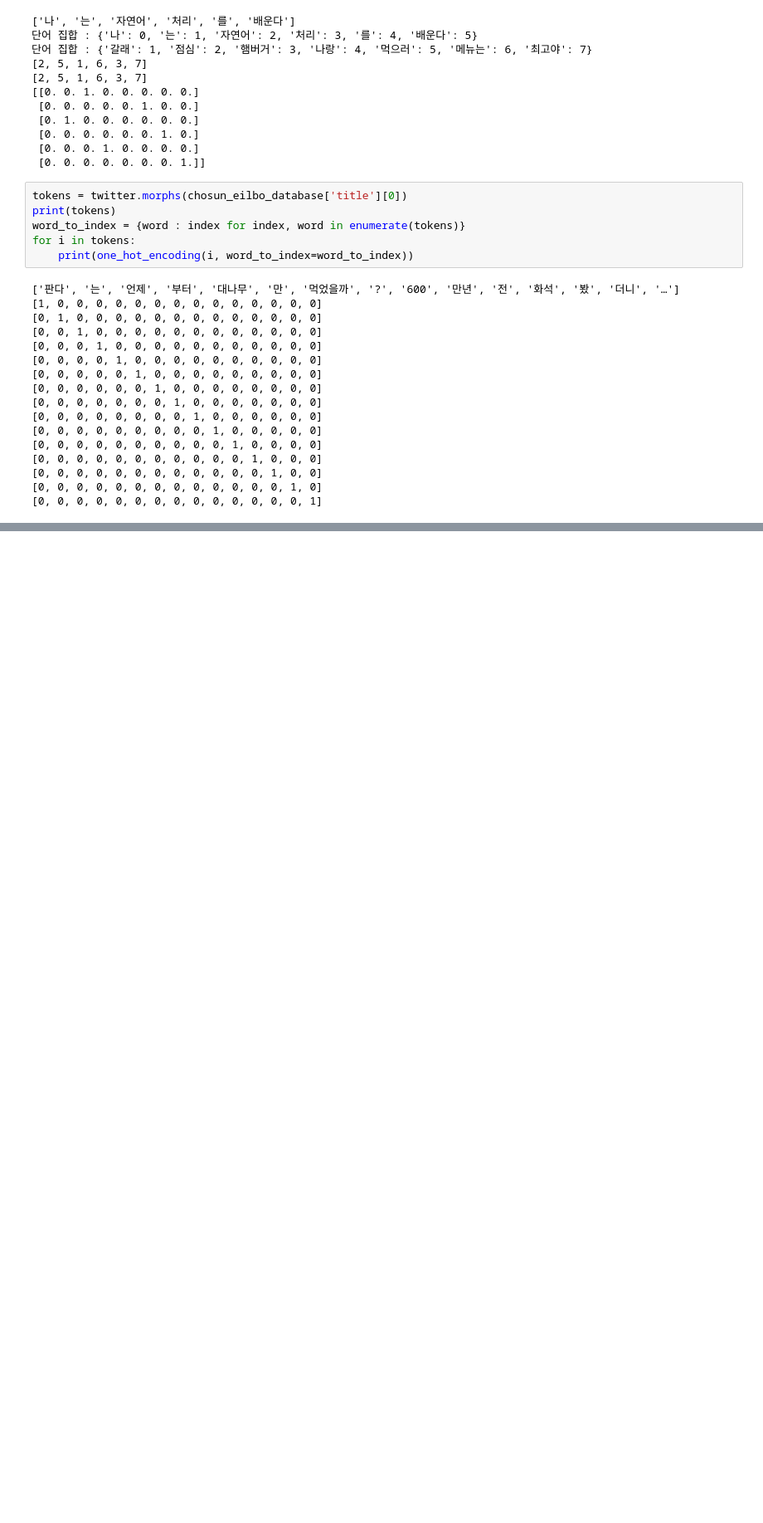
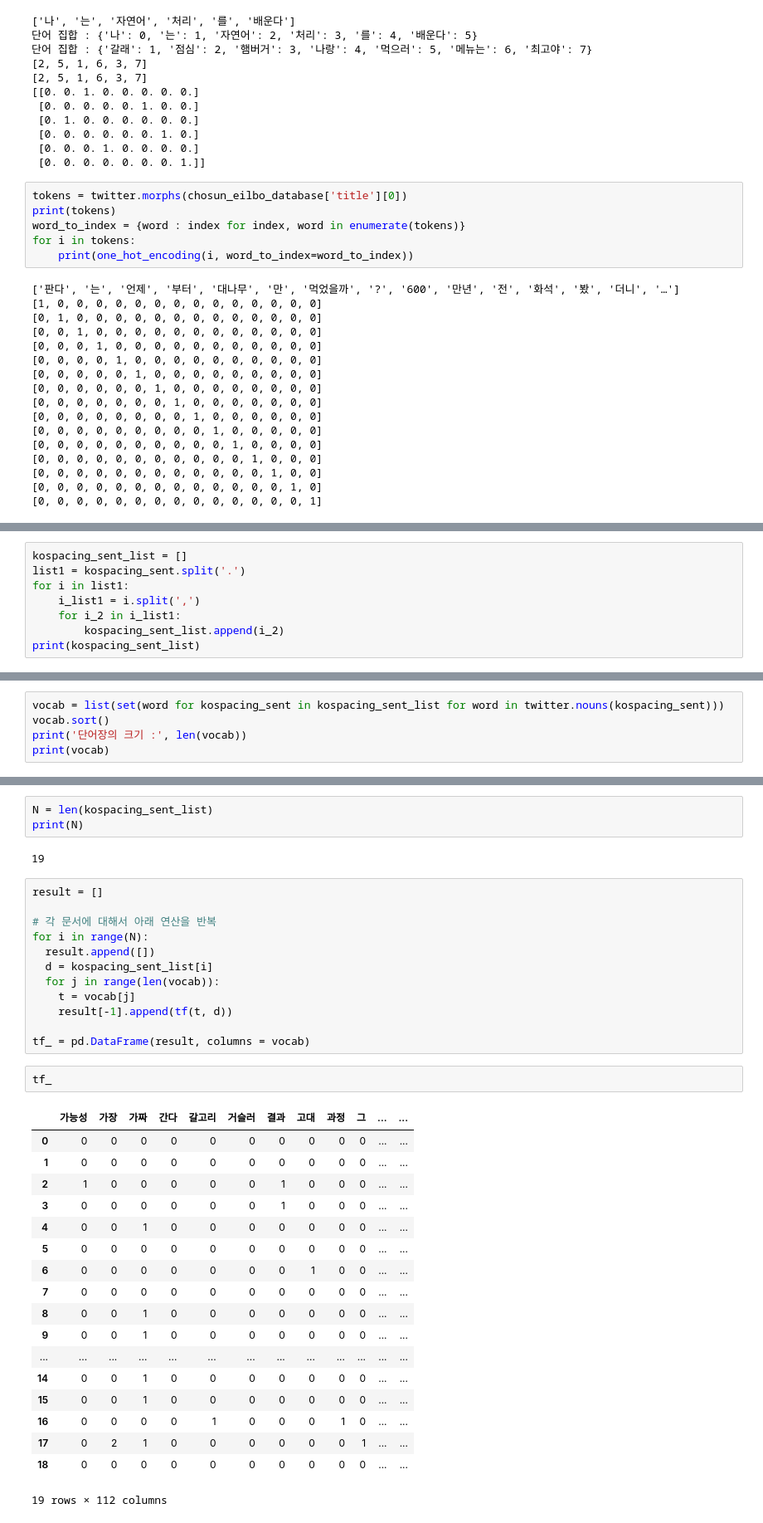
Before and after one commit to soldierzeus/bigdata_thunder, a Jupyter notebook: bigdata2/practice_bigdata_project.ipynb, the cells around one changed output, grey strips where cells are left out. Shown: that part at 83% size. Drawn from its saved outputs; the diff is of its cells as text; blank space fills up the shorter version.

```diff
--- a/bigdata2/practice_bigdata_project.ipynb
+++ b/bigdata2/practice_bigdata_project.ipynb
@@ -311,0 +516,8 @@ for i in tokens:
+# %%
+kospacing_sent_list = []
+list1 = kospacing_sent.split('.')
+for i in list1:
+    i_list1 = i.split(',')
+    for i_2 in i_list1:
+        kospacing_sent_list.append(i_2)
+print(kospacing_sent_list)
@@ -311,0 +526,5 @@ for i in tokens:
+# %%
+vocab = list(set(word for kospacing_sent in kospacing_sent_list for word in twitter.nouns(kospacing_sent)))
+vocab.sort()
+print('단어장의 크기 :', len(vocab))
+print(vocab)
@@ -311,0 +534,38 @@ for i in tokens:
+# %%
+N = len(kospacing_sent_list)
+print(N)
+# %% [output]
+19
+# %%
+result = []
+
+# 각 문서에 대해서 아래 연산을 반복
+for i in range(N):
+  result.append([])
+  d = kospacing_sent_list[i]
+  for j in range(len(vocab)):
+    t = vocab[j]
+    result[-1].append(tf(t, d))
+
+tf_ = pd.DataFrame(result, columns = vocab)
+# %%
+tf_
+# %% [output]
+|  | 가능성 | 가장 | 가짜 | 간다 | 갈고리 | 거슬러 | 결과 | 고대 | 과정 | 그 | ... | ... |
+| 0 | 0 | 0 | 0 | 0 | 0 | 0 | 0 | 0 | 0 | 0 | ... | ... |
+| 1 | 0 | 0 | 0 | 0 | 0 | 0 | 0 | 0 | 0 | 0 | ... | ... |
+| 2 | 1 | 0 | 0 | 0 | 0 | 0 | 1 | 0 | 0 | 0 | ... | ... |
+| 3 | 0 | 0 | 0 | 0 | 0 | 0 | 1 | 0 | 0 | 0 | ... | ... |
+| 4 | 0 | 0 | 1 | 0 | 0 | 0 | 0 | 0 | 0 | 0 | ... | ... |
+| 5 | 0 | 0 | 0 | 0 | 0 | 0 | 0 | 0 | 0 | 0 | ... | ... |
+| 6 | 0 | 0 | 0 | 0 | 0 | 0 | 0 | 1 | 0 | 0 | ... | ... |
+| 7 | 0 | 0 | 0 | 0 | 0 | 0 | 0 | 0 | 0 | 0 | ... | ... |
+| 8 | 0 | 0 | 1 | 0 | 0 | 0 | 0 | 0 | 0 | 0 | ... | ... |
+| 9 | 0 | 0 | 1 | 0 | 0 | 0 | 0 | 0 | 0 | 0 | ... | ... |
+| ... | ... | ... | ... | ... | ... | ... | ... | ... | ... | ... | ... | ... |
+| 14 | 0 | 0 | 1 | 0 | 0 | 0 | 0 | 0 | 0 | 0 | ... | ... |
+| 15 | 0 | 0 | 1 | 0 | 0 | 0 | 0 | 0 | 0 | 0 | ... | ... |
+| 16 | 0 | 0 | 0 | 0 | 1 | 0 | 0 | 0 | 1 | 0 | ... | ... |
+| 17 | 0 | 2 | 1 | 0 | 0 | 0 | 0 | 0 | 0 | 1 | ... | ... |
+| 18 | 0 | 0 | 0 | 0 | 0 | 0 | 0 | 0 | 0 | 0 | ... | ... |
+19 rows × 112 columns
```
Also changed, not shown: parts of 30 cells of this notebook.
